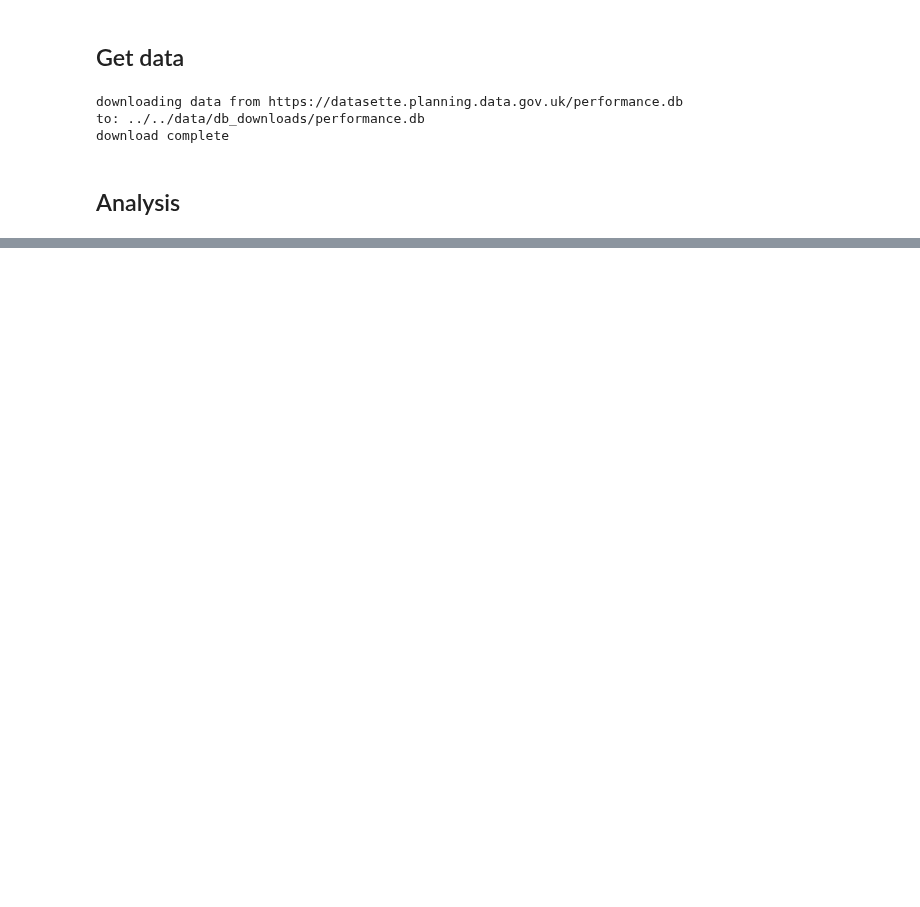
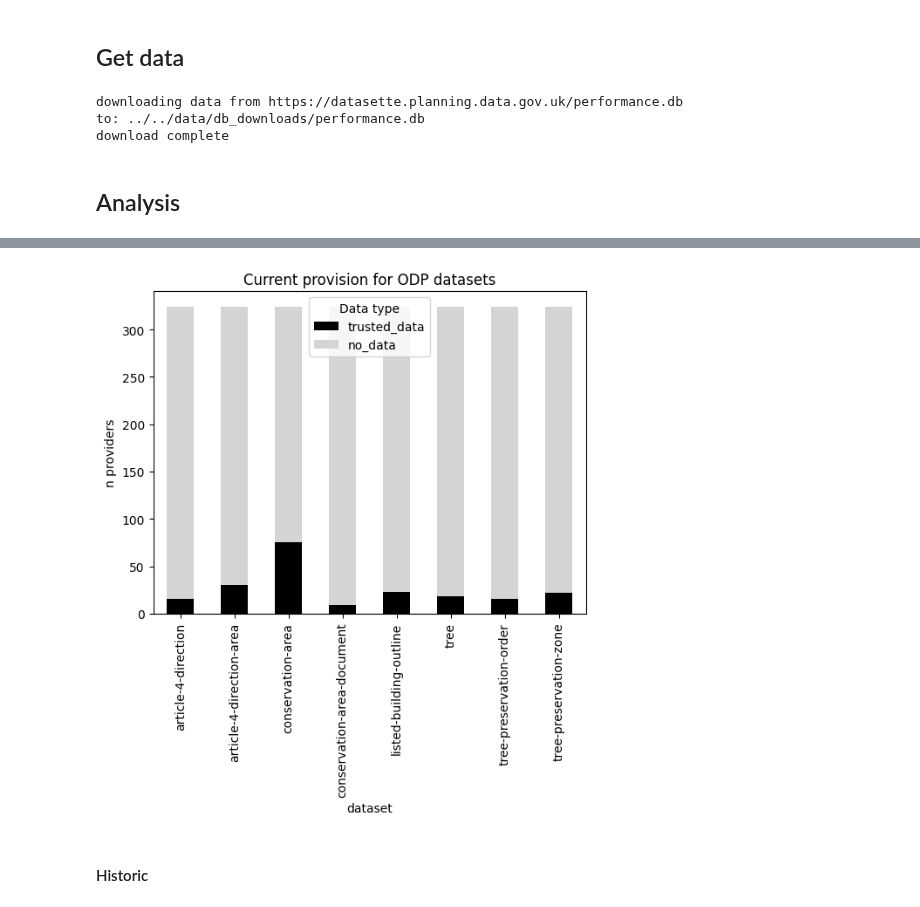
Before and after one commit to digital-land/jupyter-analysis, a Jupyter notebook: analysis/2024-06_issue_monitoring/issue_monitoring - provision scoring.ipynb, the cells around one changed output, grey strips where cells are left out. Drawn from its saved outputs; the diff is of its cells as text; code cells hidden in the pictures; blank space fills up the shorter version.

```diff
--- a/analysis/2024-06_issue_monitoring/issue_monitoring - provision scoring.ipynb
+++ b/analysis/2024-06_issue_monitoring/issue_monitoring - provision scoring.ipynb
@@ -124,0 +129,11 @@ ep_res_fresh_qual
+# %%
+# get table of active endpoints and resources, with issue summaries per resource joined on
+q = f"""
+    SELECT
+        organisation, organisation_name, dataset, active_endpoint_count,
+        CASE WHEN active_endpoint_count > 0 then 1 else 0 end as active_endpoint_flag
+    FROM provision_summary
+"""
+
+prov_all = query_sqlite(os.path.join(data_dir, "performance.db"), q)
+prov_all
@@ -124,0 +156,12 @@ ep_res_fresh_qual
+# %%
+prov_summary_now = prov_all.groupby(
+    ["dataset"], as_index=False
+    ).agg(
+    n_providers = ("active_endpoint_flag", "sum"),
+    n_expected = ("active_endpoint_flag", "size")
+)
+
+prov_summary_now["trusted_data"] = prov_summary_now["n_providers"]
+prov_summary_now["no_data"] = prov_summary_now["n_expected"] - prov_summary_now["n_providers"]
+
+prov_summary_now.head()
@@ -124,0 +175,13 @@ ep_res_fresh_qual
+# %%
+prov_summary_chart = prov_summary_now[prov_summary_now["dataset"].isin(subset_odp)]
+
+prov_summary_chart[["dataset", "trusted_data", "no_data"]].plot.bar(x = "dataset", stacked = True, color = ["black", "#d4d4d4"])
+
+plt.ylabel('n providers')
+plt.title(f'Current provision for ODP datasets')
+plt.legend(title='Data type')
+plt.show()
+# %% [output]
+[figure, added]
+# %% [markdown]
+#### Historic
```
Also changed, not shown: parts of 26 cells of this notebook.
